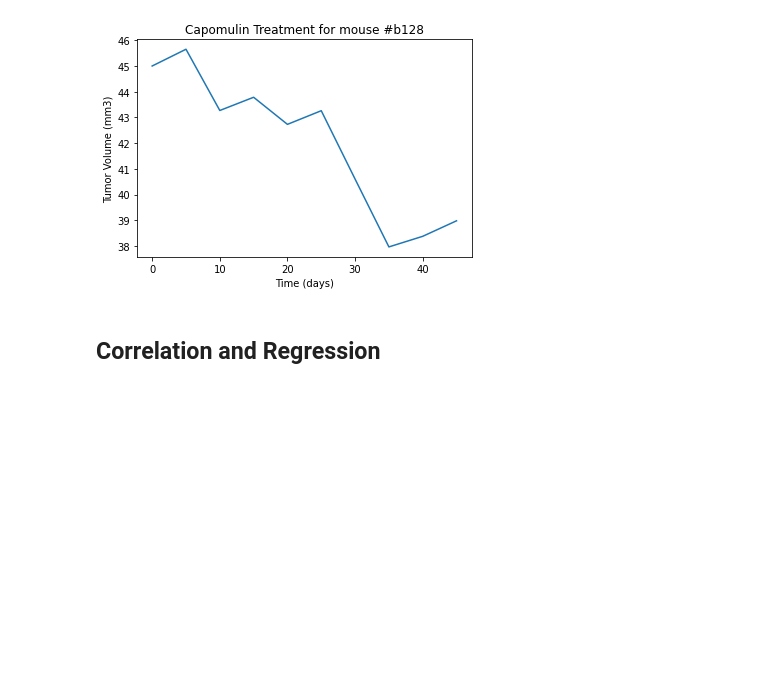
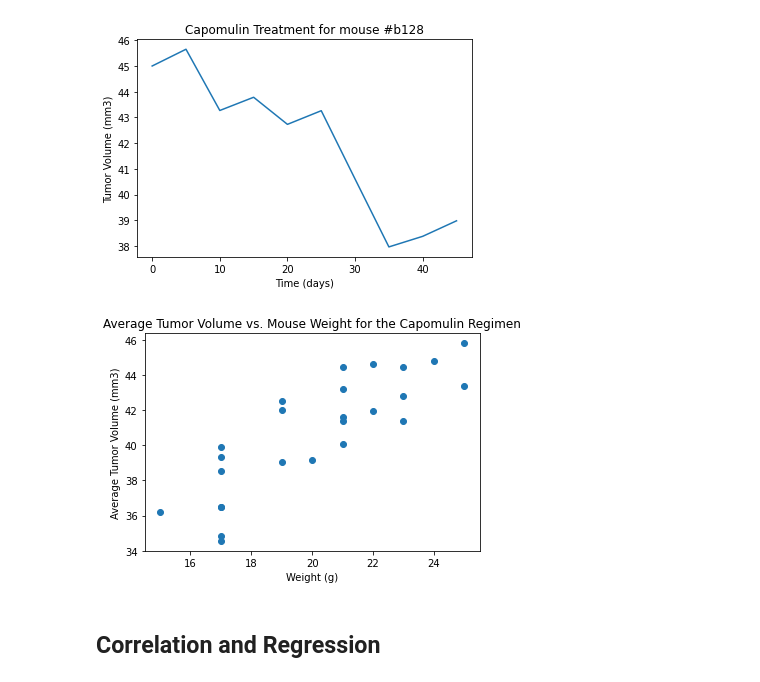
Before and after one commit to sean-galloway/matplotlib_Pymaceuticals, a Jupyter notebook: pymaceuticals.ipynb, the cells around one changed output. Drawn from its saved outputs; the diff is of its cells as text; code cells hidden in the pictures; blank space fills up the shorter version.

Commit message:
finished the scatter plot section

```diff
--- a/pymaceuticals.ipynb
+++ b/pymaceuticals.ipynb
@@ -309,3 +307,16 @@ plt.show()
+# %%
+# Generate a scatter plot of average tumor volume vs. mouse weight for the Capomulin regimen
+capo_average_tumor_vol = capo_df.groupby(["Mouse ID"]).mean()
+x_axis = capo_average_tumor_vol["Weight (g)"]
+y_axis = capo_average_tumor_vol["Tumor Volume (mm3)"]
+plt.scatter(x_axis, y_axis)
+plt.title("Average Tumor Volume vs. Mouse Weight for the Capomulin Regimen")
+plt.xlabel("Weight (g)")
+plt.ylabel("Average Tumor Volume (mm3)")
+plt.savefig("./Images/TumorVolumeScatter_pyplot.png")
+plt.show()
+# %% [output]
+[figure, added]
 # %% [markdown]
 ## Correlation and Regression
 # %%
```
Also changed, not shown: parts of 1 cell of this notebook, 1 other file.
